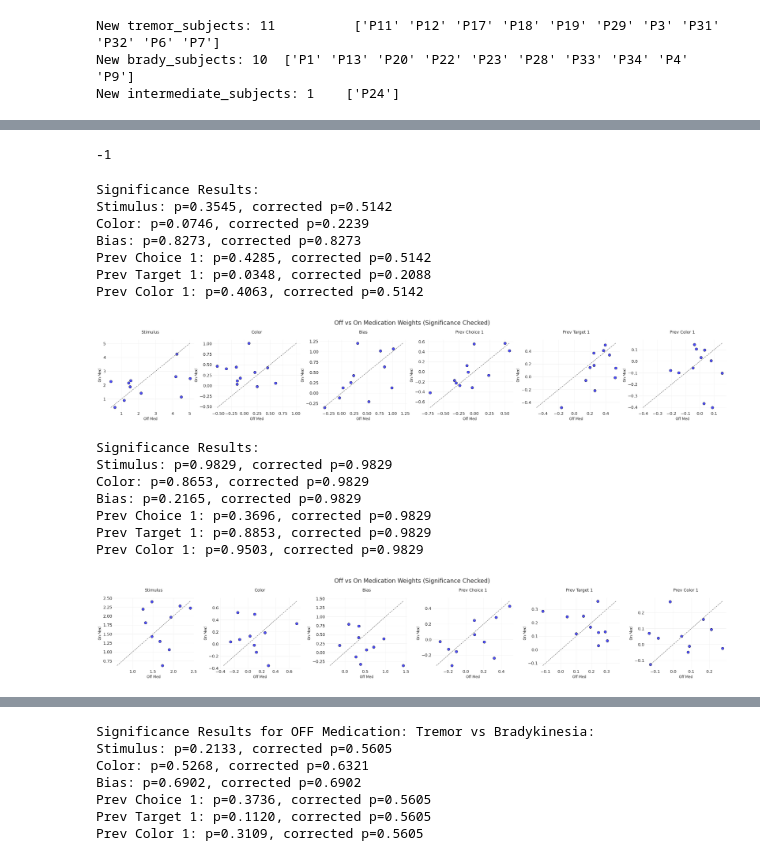
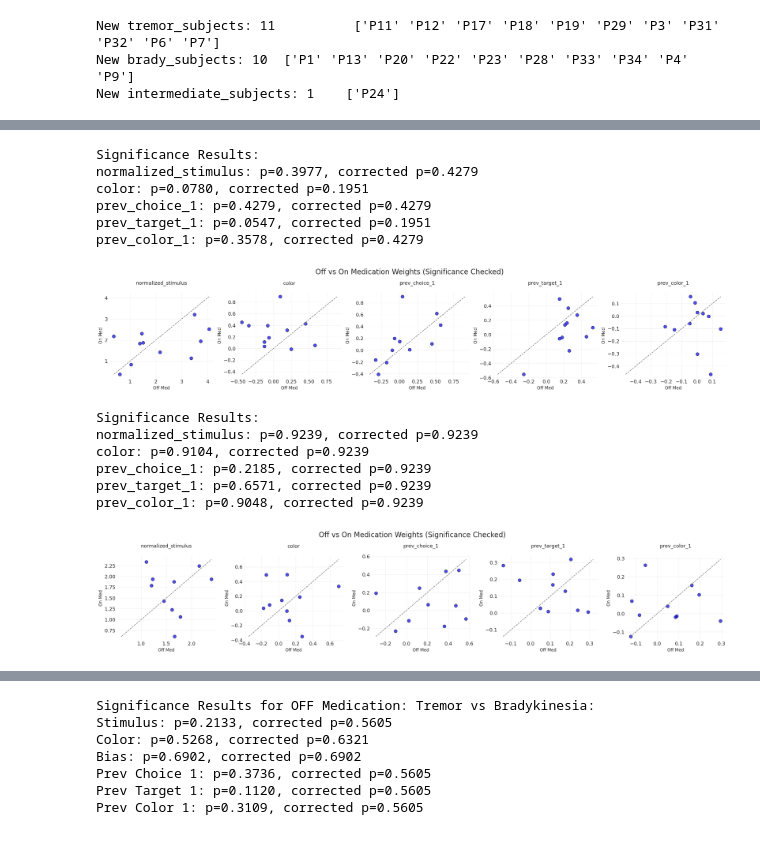
Before and after one commit to vaibrainium/bayesian-priors-in-pd-subtype, a Jupyter notebook: notebooks/2.40-glm-hmm-tremor-vs-brady.ipynb, the cells around one changed output, grey strips where cells are left out. Drawn from its saved outputs; the diff is of its cells as text; code cells hidden in the pictures.

Commit message:
refactor: glm-hmm model configurable in main.yaml

```diff
--- a/notebooks/2.40-glm-hmm-tremor-vs-brady.ipynb
+++ b/notebooks/2.40-glm-hmm-tremor-vs-brady.ipynb
@@ -17,21 +20,22 @@ from config import dir_config
 from src.utils import pmf_utils, glm_hmm_utils
 from src.utils.glm_hmm_utils_cv import cross_validation_split
+# %%
+processed_dir = Path(dir_config.data.processed)
+glm_hmm_model_name = "no_bias"
+
+best_state = 1
+best_state_idx = best_state - 1
 # %%
-processed_dir = Path(dir_config.data.processed)
-n_trial_back = 1
-max_n_state = 5
-best_state_idx, best_state = 0, 1  # based on previous cross-validation results
 
-
-
-with open(Path(processed_dir, f"glm_hmm_off_meds_final.pkl"), "rb") as f:
+with open(Path(processed_dir, f"glm_hmm_off_meds_{glm_hmm_model_name}_final.pkl"), "rb") as f:
     off_meds_glm_hmm_final = pickle.load(f)
 
-with open(Path(processed_dir, f"glm_hmm_on_meds_final.pkl"), "rb") as f:
+with open(Path(processed_dir, f"glm_hmm_on_meds_{glm_hmm_model_name}_final.pkl"), "rb") as f:
     on_meds_glm_hmm_final = pickle.load(f)
 
 off_meds_session_ids = list(off_meds_glm_hmm_final["data"].keys())
 on_meds_session_ids = list(on_meds_glm_hmm_final["data"].keys())
+glm_hmm_config = on_meds_glm_hmm_final["config"]
 # %%
 filtered_data = pd.read_csv(Path(processed_dir, "processed_data_accu_60_filtered.csv"), index_col=None)
 processed_metadata = pd.read_csv(Path(processed_dir, "processed_metadata_accu_60.csv"), index_col=None)
@@ -86,12 +90,12 @@ for patient_group in [new_trem_subjects, new_brady_subjects]:
         glm_weights = -np.array(model.observations.params).reshape(best_state, -1)
         glm_weights_session_wise.append(glm_weights)
         for k in range(best_state):
-            ax.plot(np.arange(3 + 3 * n_trial_back), glm_weights[k], marker="o", color=colors[k], linestyle="-", markersize=3, lw=1, alpha=0.15)
+            ax.plot(np.arange(len(glm_hmm_config["model_features"])), glm_weights[k], marker="o", color=colors[k], linestyle="-", markersize=3, lw=1, alpha=0.15)
     for k in range(best_state):
         mean_weights = np.mean(np.array(glm_weights_session_wise), axis=0)
         std_weights = np.std(np.array(glm_weights_session_wise), axis=0)
-        ax.errorbar(np.arange(3 + 3 * n_trial_back), mean_weights[k], yerr=std_weights[k], fmt="o", color=colors[k], markersize=5, lw=1.5, capsize=8, elinewidth=3)
-        ax.plot(np.arange(3 + 3 * n_trial_back), np.mean(np.array(glm_weights_session_wise), axis=0)[k], marker="o", color=colors[k], linestyle="-", markersize=10, lw=3, label=labels[k])
+        ax.errorbar(np.arange(len(glm_hmm_config["model_features"])), mean_weights[k], yerr=std_weights[k], fmt="o", color=colors[k], markersize=5, lw=1.5, capsize=8, elinewidth=3)
+        ax.plot(np.arange(len(glm_hmm_config["model_features"])), np.mean(np.array(glm_weights_session_wise), axis=0)[k], marker="o", color=colors[k], linestyle="-", markersize=10, lw=3, label=labels[k])
 
     # On Medication States
     colors = ["#4daf4a"]  # Colors for the states
@@ -103,23 +107,21 @@ for patient_group in [new_trem_subjects, new_brady_subjects]:
         glm_weights = -np.array(model.observations.params).reshape(best_state, -1)
         glm_weights_session_wise.append(glm_weights)
         for k in range(best_state):
-            ax.plot(np.arange(3 + 3 * n_trial_back), glm_weights[k], marker="o", color=colors[k], linestyle="-", markersize=3, lw=1, alpha=0.15)
+            ax.plot(np.arange(len(glm_hmm_config["model_features"])), glm_weights[k], marker="o", color=colors[k], linestyle="-", markersize=3, lw=1, alpha=0.15)
     for k in range(best_state):
         mean_weights = np.mean(np.array(glm_weights_session_wise), axis=0)
         std_weights = np.std(np.array(glm_weights_session_wise), axis=0)
-        ax.errorbar(np.arange(3 + 3 * n_trial_back), mean_weights[k], yerr=std_weights[k], fmt="o", color=colors[k], markersize=5, lw=1.5, capsize=8, elinewidth=3)
-        ax.plot(np.arange(3 + 3 * n_trial_back), np.mean(np.array(glm_weights_session_wise), axis=0)[k], marker="o", color=colors[k], linestyle="-", markersize=10, lw=3, label=labels[k])
+        ax.errorbar(np.arange(len(glm_hmm_config["model_features"])), mean_weights[k], yerr=std_weights[k], fmt="o", color=colors[k], markersize=5, lw=1.5, capsize=8, elinewidth=3)
+        ax.plot(np.arange(len(glm_hmm_config["model_features"])), np.mean(np.array(glm_weights_session_wise), axis=0)[k], marker="o", color=colors[k], linestyle="-", markersize=10, lw=3, label=labels[k])
 
 
     # Formatting
     ax.tick_params(axis="y", labelsize=10)
     ax.set_ylabel("GLM Weights", fontsize=18)
     ax.set_xlabel("Covariates", fontsize=18)
-    ax.set_xticks(range(3 + 3 * n_trial_back))
+    ax.set_xticks(range(len(glm_hmm_config["model_features"])))
     # ax.set_ylim([-2, 5])
-    labels = ["Stimulus", "Color", "Bias", "Prev Choice", "Prev Target", "Prev Color"]
-
-    ax.set_xticklabels(labels, fontsize=15, rotation=15)
+    ax.set_xticklabels(glm_hmm_config["model_features"], fontsize=15, rotation=15)
     # ax.set_yticks(np.arange(-2, 8, 2))
     ax.tick_params(axis="y", which="major", labelsize=15)
     ax.axhline(y=0, color="k", alpha=0.5, ls="--")
@@ -135,7 +137,3 @@ for patient_group in [new_trem_subjects, new_brady_subjects]:
-# %%
-n_trial_back
-# %% [output]
--1
 # %%
 import numpy as np
 import matplotlib.pyplot as plt
@@ -143,7 +141,7 @@ from scipy.stats import ttest_rel
 from statsmodels.stats.multitest import multipletests
 
 # Define covariate labels
-covariates = ["Stimulus", "Color", "Bias"] + [f"Prev Choice {i + 1}" for i in range(n_trial_back)] + [f"Prev Target {i + 1}" for i in range(n_trial_back)] + [f"Prev Color {i + 1}" for i in range(n_trial_back)]
+covariates = glm_hmm_config["model_features"]
 
 num_covariates = len(covariates)
 
@@ -184,48 +182,46 @@ for patient_group in [new_trem_subjects, new_brady_subjects]:
     # Print results
     print("\nSignificance Results:")
     for idx, cov in enumerate(covariates):
         sig_mark = "***" if reject[idx] else ""
         print(f"{cov}: p={p_values[idx]:.4f}, corrected p={p_corrected[idx]:.4f} {sig_mark}")
 
     # Scatter plots
     fig, axs = plt.subplots(1, num_covariates, figsize=(5 * num_covariates, 5))
     fig.suptitle("Off vs On Medication Weights (Significance Checked)", fontsize=20)
 
     for idx, cov in enumerate(covariates):
         ax = axs[idx] if num_covariates > 1 else axs
         x = off_weights_all[:, idx]
         y = on_weights_all[:, idx]
 
         ax.scatter(x, y, color="blue", alpha=0.7, edgecolor="k", s=80)
 
         # Diagonal
         min_val = min(x.min(), y.min())
         max_val = max(x.max(), y.max())
         ax.plot([min_val, max_val], [min_val, max_val], color="gray", linestyle="--")
 
         ax.set_title(f"{cov}\n{'*' if reject[idx] else ''}", fontsize=14)
         ax.set_xlabel("Off Med", fontsize=12)
         ax.set_ylabel("On Med", fontsize=12)
 
     plt.tight_layout()
     plt.show()
 # %% [output]
 Significance Results:
-Stimulus: p=0.3545, corrected p=0.5142
-Color: p=0.0746, corrected p=0.2239
-Bias: p=0.8273, corrected p=0.8273
-Prev Choice 1: p=0.4285, corrected p=0.5142
-Prev Target 1: p=0.0348, corrected p=0.2088
-Prev Color 1: p=0.4063, corrected p=0.5142
+normalized_stimulus: p=0.3977, corrected p=0.4279
+color: p=0.0780, corrected p=0.1951
+prev_choice_1: p=0.4279, corrected p=0.4279
+prev_target_1: p=0.0547, corrected p=0.1951
+prev_color_1: p=0.3578, corrected p=0.4279
-[figure, old version]
+[figure, new version]
 Significance Results:
-Stimulus: p=0.9829, corrected p=0.9829
-Color: p=0.8653, corrected p=0.9829
-Bias: p=0.2165, corrected p=0.9829
-Prev Choice 1: p=0.3696, corrected p=0.9829
-Prev Target 1: p=0.8853, corrected p=0.9829
-Prev Color 1: p=0.9503, corrected p=0.9829
+normalized_stimulus: p=0.9239, corrected p=0.9239
+color: p=0.9104, corrected p=0.9239
+prev_choice_1: p=0.2185, corrected p=0.9239
+prev_target_1: p=0.6571, corrected p=0.9239
+prev_color_1: p=0.9048, corrected p=0.9239
-[figure, old version]
+[figure, new version]
 # %%
 import numpy as np
 import matplotlib.pyplot as plt
```
Also changed, not shown: parts of 4 cells of this notebook, 4 other files.
